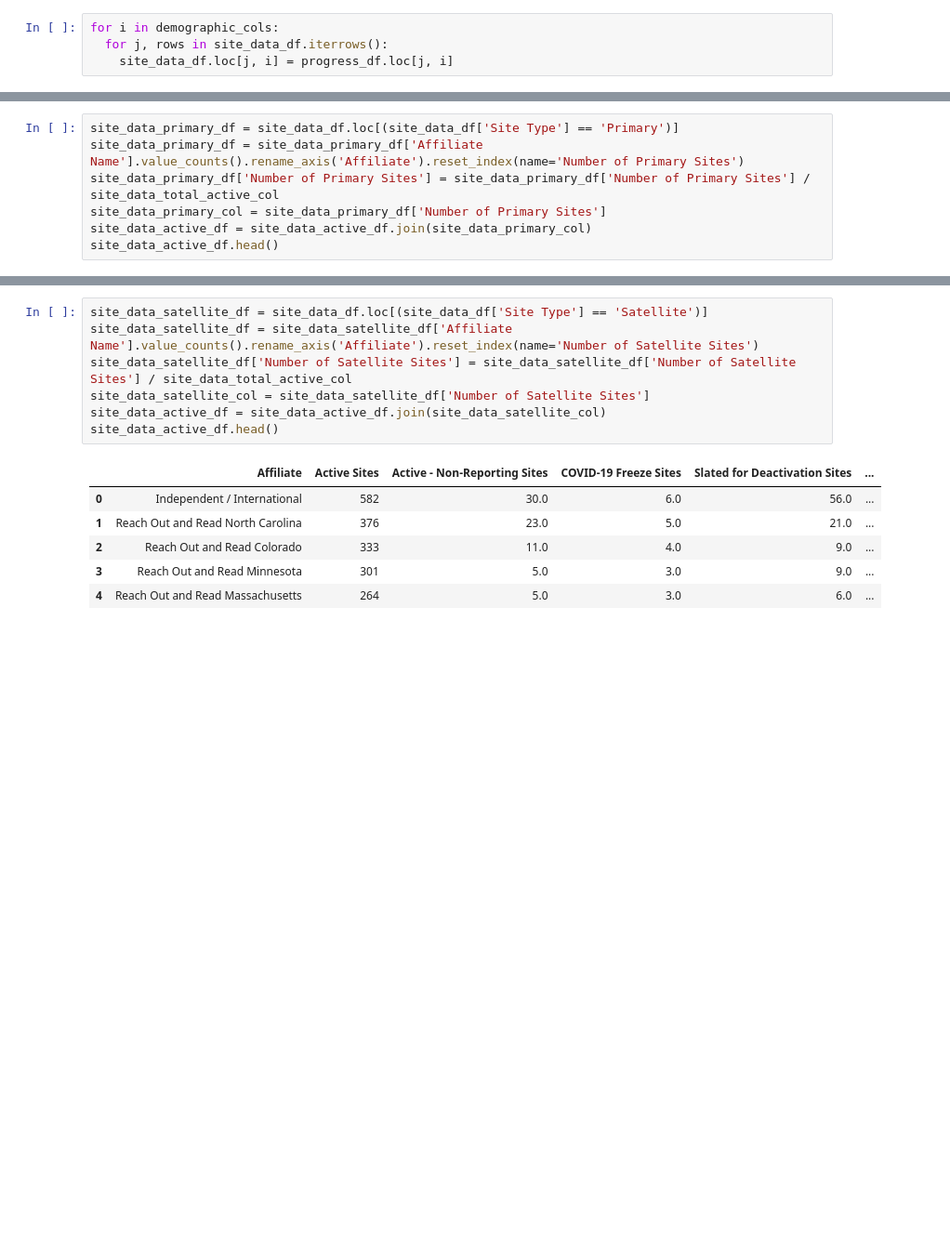
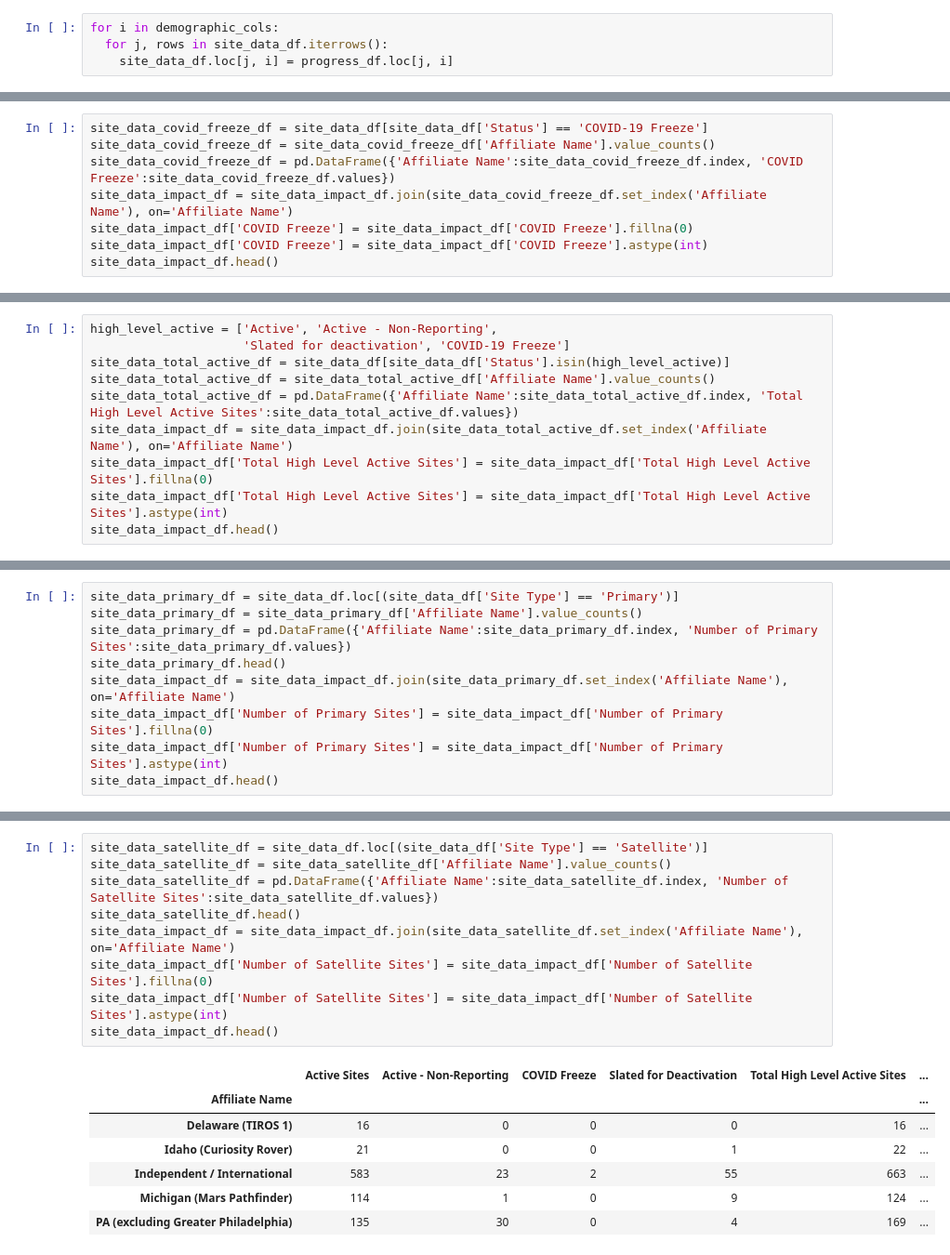
Before and after one commit to kweenkeen/ReachOutandRead, a Jupyter notebook: Site_Data_Impact_Report.ipynb, the cells around one changed output, grey strips where cells are left out. Shown at 93% size. Saved outputs shown, nothing was run; the diff lists cells and outputs as text; blank space fills up the shorter version.

```diff
--- a/Site_Data_Impact_Report.ipynb
+++ b/Site_Data_Impact_Report.ipynb
@@ -130,0 +133,8 @@ site_data_active_df.head()
+# %%
+site_data_covid_freeze_df = site_data_df[site_data_df['Status'] == 'COVID-19 Freeze']
+site_data_covid_freeze_df = site_data_covid_freeze_df['Affiliate Name'].value_counts()
+site_data_covid_freeze_df = pd.DataFrame({'Affiliate Name':site_data_covid_freeze_df.index, 'COVID Freeze':site_data_covid_freeze_df.values})
+site_data_impact_df = site_data_impact_df.join(site_data_covid_freeze_df.set_index('Affiliate Name'), on='Affiliate Name')
+site_data_impact_df['COVID Freeze'] = site_data_impact_df['COVID Freeze'].fillna(0)
+site_data_impact_df['COVID Freeze'] = site_data_impact_df['COVID Freeze'].astype(int)
+site_data_impact_df.head()
@@ -155,0 +165,10 @@ site_data_active_df.head()
+# %%
+high_level_active = ['Active', 'Active - Non-Reporting',
+                     'Slated for deactivation', 'COVID-19 Freeze']
+site_data_total_active_df = site_data_df[site_data_df['Status'].isin(high_level_active)]
+site_data_total_active_df = site_data_total_active_df['Affiliate Name'].value_counts()
+site_data_total_active_df = pd.DataFrame({'Affiliate Name':site_data_total_active_df.index, 'Total High Level Active Sites':site_data_total_active_df.values})
+site_data_impact_df = site_data_impact_df.join(site_data_total_active_df.set_index('Affiliate Name'), on='Affiliate Name')
+site_data_impact_df['Total High Level Active Sites'] = site_data_impact_df['Total High Level Active Sites'].fillna(0)
+site_data_impact_df['Total High Level Active Sites'] = site_data_impact_df['Total High Level Active Sites'].astype(int)
+site_data_impact_df.head()
@@ -156,8 +183,10 @@ site_data_active_df.head()
 # %%
 site_data_primary_df = site_data_df.loc[(site_data_df['Site Type'] == 'Primary')]
-site_data_primary_df = site_data_primary_df['Affiliate Name'].value_counts().rename_axis('Affiliate').reset_index(name='Number of Primary Sites')
-site_data_primary_df['Number of Primary Sites'] = site_data_primary_df['Number of Primary Sites'] / site_data_total_active_col
-site_data_primary_col = site_data_primary_df['Number of Primary Sites']
-site_data_active_df = site_data_active_df.join(site_data_primary_col)
-site_data_active_df.head()
+site_data_primary_df = site_data_primary_df['Affiliate Name'].value_counts()
+site_data_primary_df = pd.DataFrame({'Affiliate Name':site_data_primary_df.index, 'Number of Primary Sites':site_data_primary_df.values})
+site_data_primary_df.head()
+site_data_impact_df = site_data_impact_df.join(site_data_primary_df.set_index('Affiliate Name'), on='Affiliate Name')
+site_data_impact_df['Number of Primary Sites'] = site_data_impact_df['Number of Primary Sites'].fillna(0)
+site_data_impact_df['Number of Primary Sites'] = site_data_impact_df['Number of Primary Sites'].astype(int)
+site_data_impact_df.head()
 # %% [output]
@@ -170,14 +200,17 @@ site_data_active_df.head()
 # %%
 site_data_satellite_df = site_data_df.loc[(site_data_df['Site Type'] == 'Satellite')]
-site_data_satellite_df = site_data_satellite_df['Affiliate Name'].value_counts().rename_axis('Affiliate').reset_index(name='Number of Satellite Sites')
-site_data_satellite_df['Number of Satellite Sites'] = site_data_satellite_df['Number of Satellite Sites'] / site_data_total_active_col
-site_data_satellite_col = site_data_satellite_df['Number of Satellite Sites']
-site_data_active_df = site_data_active_df.join(site_data_satellite_col)
-site_data_active_df.head()
+site_data_satellite_df = site_data_satellite_df['Affiliate Name'].value_counts()
+site_data_satellite_df = pd.DataFrame({'Affiliate Name':site_data_satellite_df.index, 'Number of Satellite Sites':site_data_satellite_df.values})
+site_data_satellite_df.head()
+site_data_impact_df = site_data_impact_df.join(site_data_satellite_df.set_index('Affiliate Name'), on='Affiliate Name')
+site_data_impact_df['Number of Satellite Sites'] = site_data_impact_df['Number of Satellite Sites'].fillna(0)
+site_data_impact_df['Number of Satellite Sites'] = site_data_impact_df['Number of Satellite Sites'].astype(int)
+site_data_impact_df.head()
 # %% [output]
-|  | Affiliate | Active Sites | Active - Non-Reporting Sites | COVID-19 Freeze Sites | Slated for Deactivation Sites | ... |
-| 0 | Independent / International | 582 | 30.0 | 6.0 | 56.0 | ... |
-| 1 | Reach Out and Read North Carolina | 376 | 23.0 | 5.0 | 21.0 | ... |
-| 2 | Reach Out and Read Colorado | 333 | 11.0 | 4.0 | 9.0 | ... |
-| 3 | Reach Out and Read Minnesota | 301 | 5.0 | 3.0 | 9.0 | ... |
-| 4 | Reach Out and Read Massachusetts | 264 | 5.0 | 3.0 | 6.0 | ... |
+|  | Active Sites | Active - Non-Reporting | COVID Freeze | Slated for Deactivation | Total High Level Active Sites | ... |
+| Affiliate Name |  |  |  |  |  | ... |
+| Delaware (TIROS 1) | 16 | 0 | 0 | 0 | 16 | ... |
+| Idaho (Curiosity Rover) | 21 | 0 | 0 | 1 | 22 | ... |
+| Independent / International | 583 | 23 | 2 | 55 | 663 | ... |
+| Michigan (Mars Pathfinder) | 114 | 1 | 0 | 9 | 124 | ... |
+| PA (excluding Greater Philadelphia) | 135 | 30 | 0 | 4 | 169 | ... |
```
Also changed, not shown: parts of 20 cells of this notebook.
